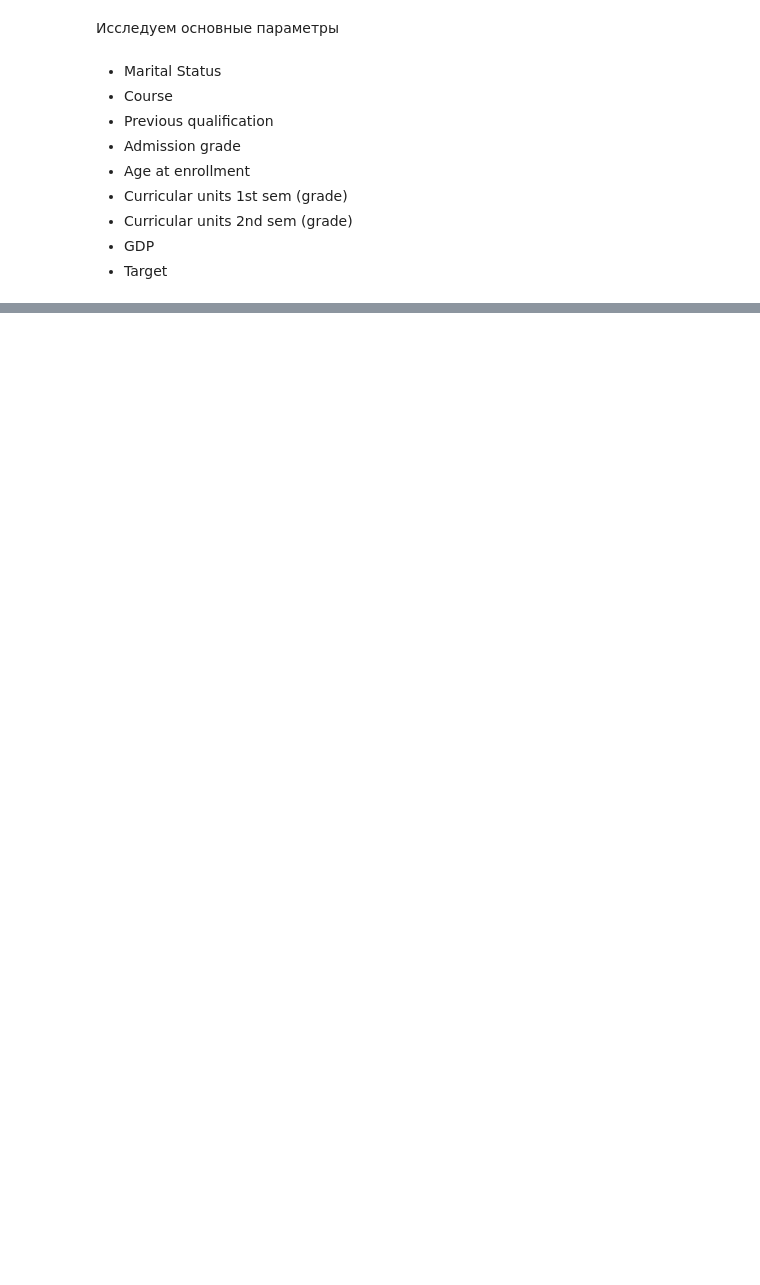
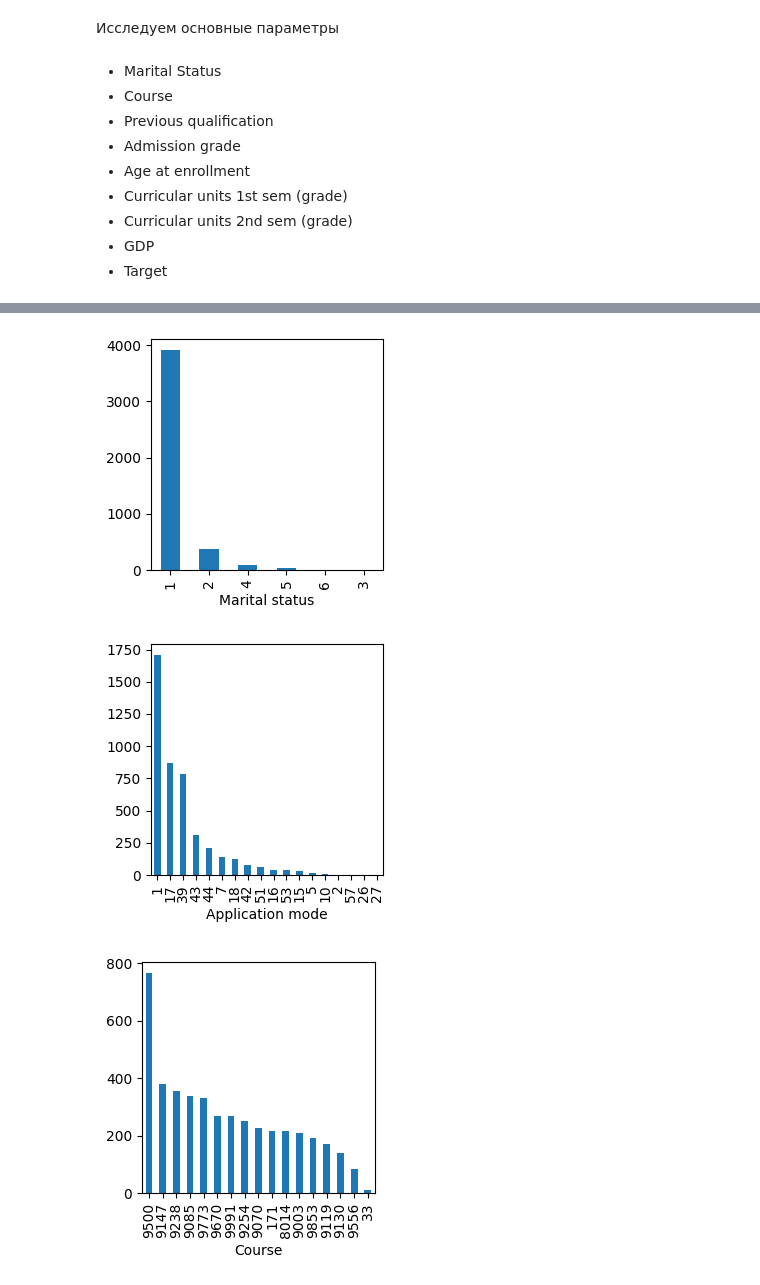
Before and after one commit to terracodum/ML_labs, a Jupyter notebook: lab1/lab1_class.ipynb, the cells around one changed output, grey strips where cells are left out. Cells and saved outputs as stored; diff of their text form; code cells hidden in the pictures; blank space fills up the shorter version.

```diff
--- a/lab1/lab1_class.ipynb
+++ b/lab1/lab1_class.ipynb
@@ -574,0 +585,8 @@ array([[<Axes: title={'center': 'Marital status'}>,
+# %%
+for cols in nom_vars:
+    data[cols].value_counts().plot(kind='bar', figsize=([3,3]))
+    plt.show()
+# %% [output]
+[figure, added]
+[figure, added]
+[figure, added]
```
Also changed, not shown: parts of 42 cells of this notebook, 1 other file.
